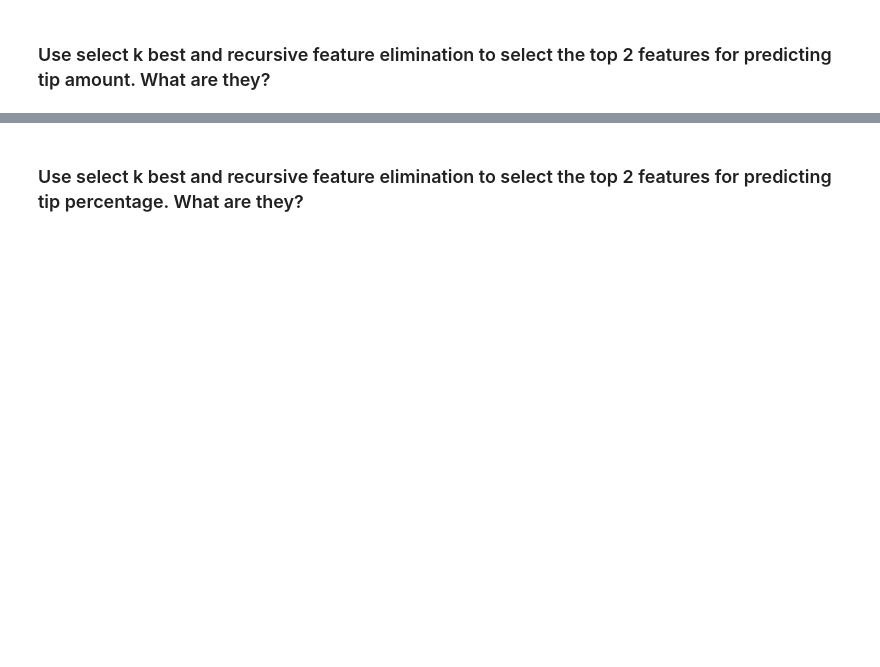
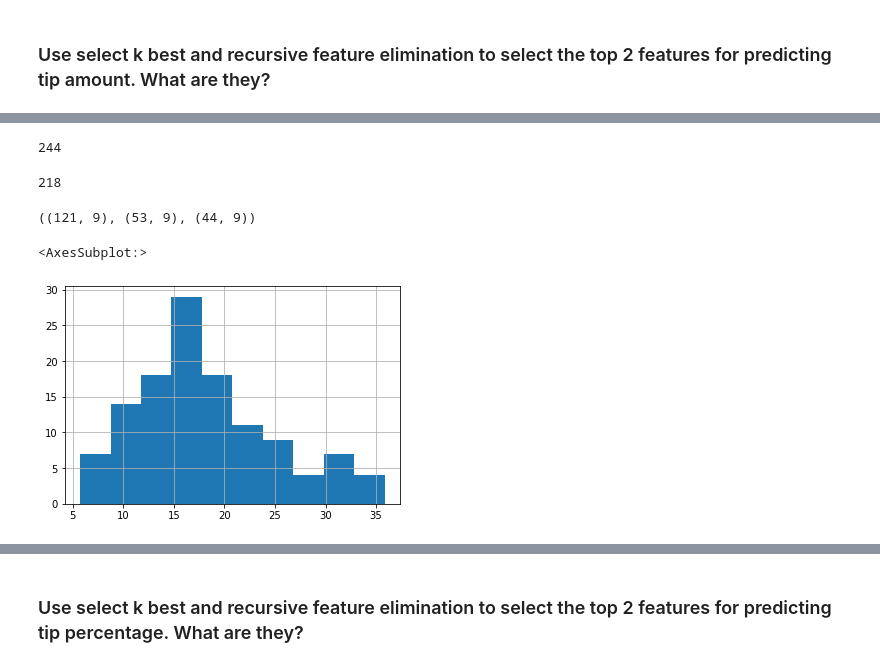
Before and after one commit to joshuamchavez2/regression-exercises, a Jupyter notebook: feature_engineering.ipynb, the cells around one changed output, grey strips where cells are left out. Cells and saved outputs as stored; diff of their text form; code cells hidden in the pictures; blank space fills up the shorter version.

```diff
--- a/feature_engineering.ipynb
+++ b/feature_engineering.ipynb
@@ -40,2 +81,4 @@ warnings.filterwarnings("ignore")
 # %% [markdown]
 ### Create a column named price_per_person. This should be the total bill divided by the party size.
+# %%
+df["price_per_person"] = df.total_bill/df.size
@@ -45,0 +113,24 @@ warnings.filterwarnings("ignore")
+# %%
+cols = ['total_bill', 'tip', 'tip_percentage', 'price_per_person']
+# %%
+len(df)
+# %% [output]
+244
+# %%
+df = remove_outliers(df, 1.5, cols)
+# %%
+len(df)
+# %% [output]
+218
+# %%
+train_validate, test = train_test_split(df, test_size=.2, random_state=123)
+train, validate = train_test_split(train_validate, test_size=.3, random_state=123)
+# %%
+train.shape, validate.shape, test.shape
+# %% [output]
+((121, 9), (53, 9), (44, 9))
+# %%
+train.total_bill.hist()
+# %% [output]
+<AxesSubplot:>
+[figure, added]
```
Also changed, not shown: parts of 28 cells of this notebook, 6 other files.
